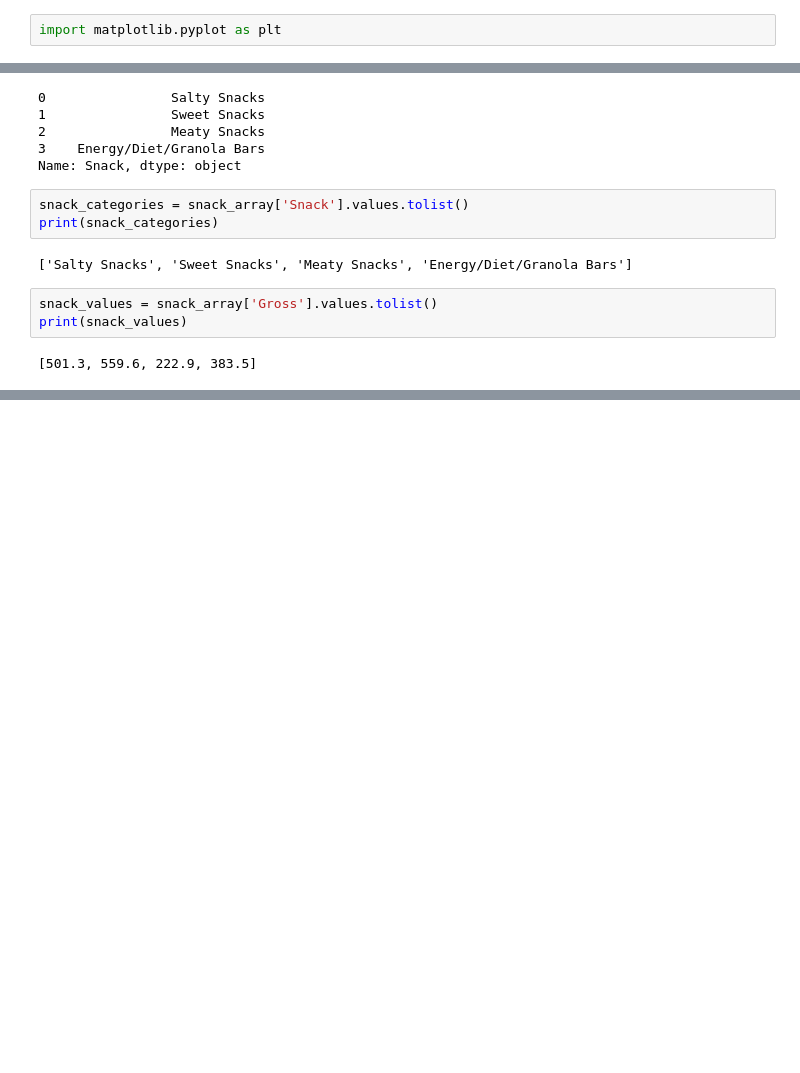
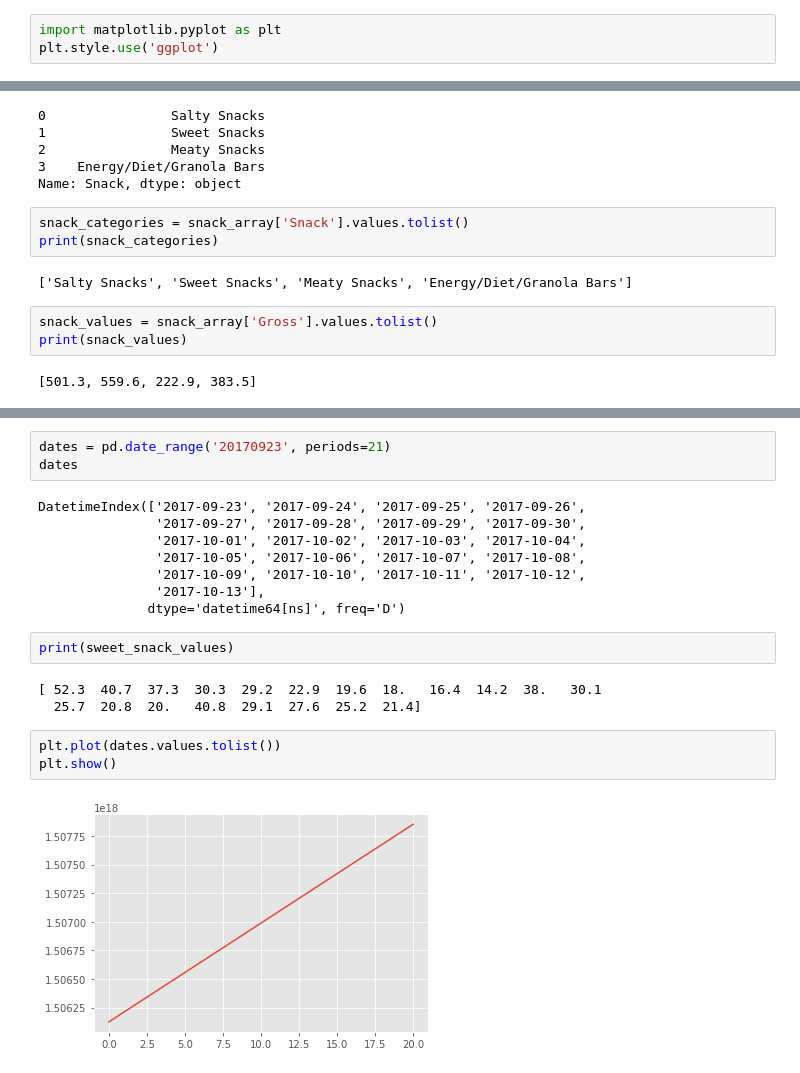
Before and after one commit to copperstick6/Advent, a Jupyter notebook: predictive_data/Data Analysis on Snacks.ipynb, the cells around one changed output, grey strips where cells are left out. Cells and saved outputs as stored; diff of their text form; blank space fills up the shorter version.

Commit message:
added datasets, graphs, conclusions, and commented requests

```diff
--- a/predictive_data/Data Analysis on Snacks.ipynb
+++ b/predictive_data/Data Analysis on Snacks.ipynb
@@ -4,6 +4,7 @@ import pandas as pd
 import numpy as np
 # %%
 import matplotlib.pyplot as plt
+plt.style.use('ggplot')
 # %%
 from pandas import ExcelWriter
 from pandas import ExcelFile
@@ -57,0 +150,21 @@ print(snack_values)
+# %%
+dates = pd.date_range('20170923', periods=21)
+dates
+# %% [output]
+DatetimeIndex(['2017-09-23', '2017-09-24', '2017-09-25', '2017-09-26',
+               '2017-09-27', '2017-09-28', '2017-09-29', '2017-09-30',
+               '2017-10-01', '2017-10-02', '2017-10-03', '2017-10-04',
+               '2017-10-05', '2017-10-06', '2017-10-07', '2017-10-08',
+               '2017-10-09', '2017-10-10', '2017-10-11', '2017-10-12',
+               '2017-10-13'],
+              dtype='datetime64[ns]', freq='D')
+# %%
+print(sweet_snack_values)
+# %% [output]
+[ 52.3  40.7  37.3  30.3  29.2  22.9  19.6  18.   16.4  14.2  38.   30.1
+  25.7  20.8  20.   40.8  29.1  27.6  25.2  21.4]
+# %%
+plt.plot(dates.values.tolist())
+plt.show()
+# %% [output]
+[figure, added]
```
Also changed, not shown: parts of 13 cells of this notebook, 3 other files.
